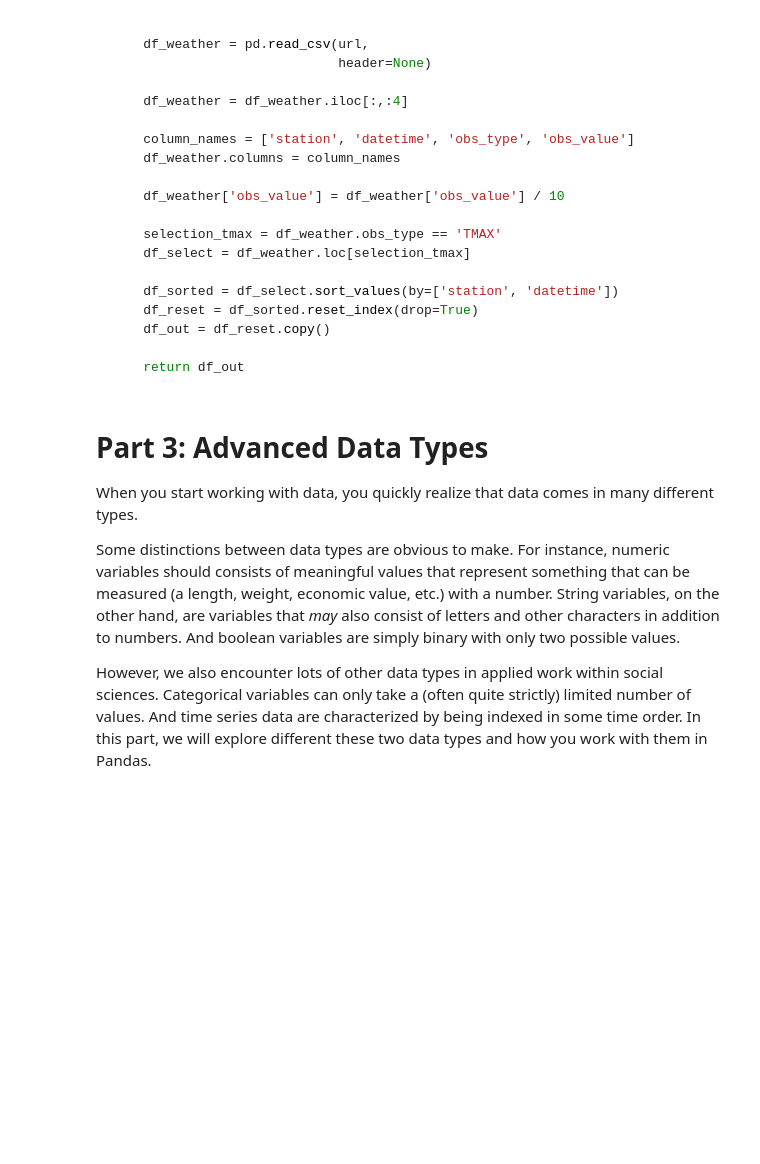
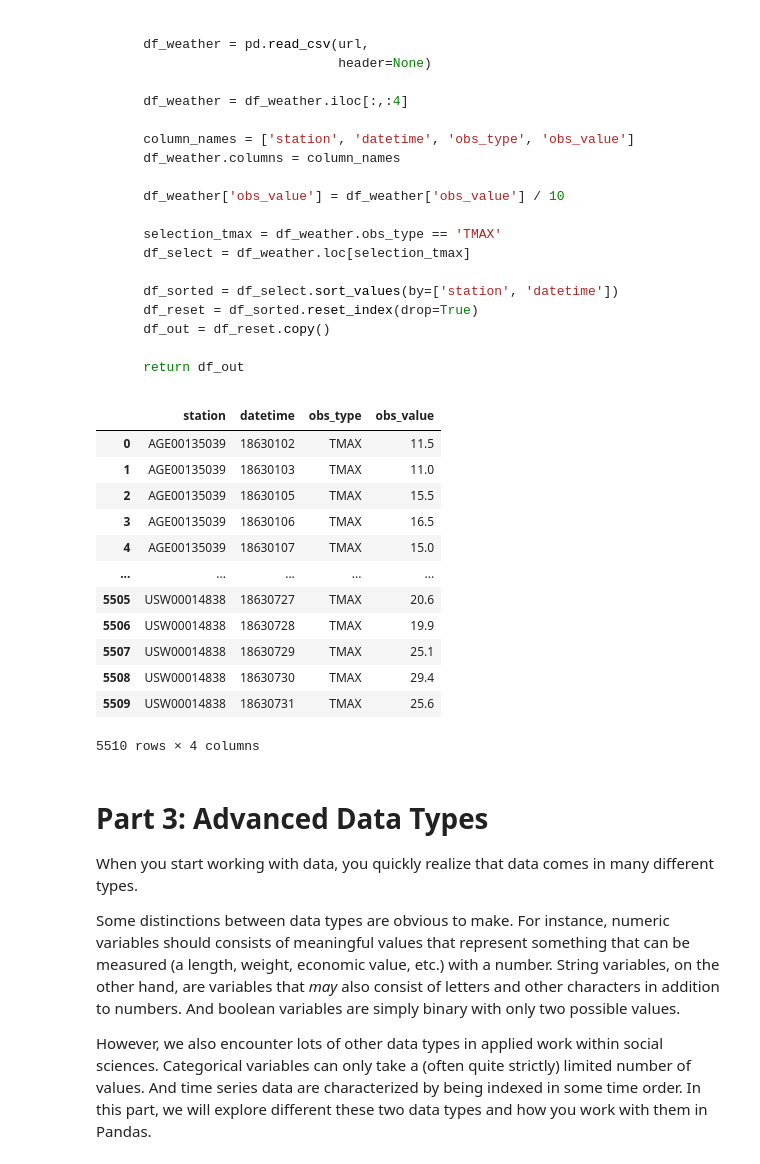
Before and after one commit to Kelvin-xing/isds2023, a Jupyter notebook: teaching_materials/module_2/module_2_exercises_ans.ipynb, the cells around one changed output. Drawn from its saved outputs; the diff is of its cells as text; code cells hidden in the pictures; blank space fills up the shorter version.

```diff
--- a/teaching_materials/module_2/module_2_exercises_ans.ipynb
+++ b/teaching_materials/module_2/module_2_exercises_ans.ipynb
@@ -254,3 +314,40 @@ load_weather(1863)
+# %%
+import pandas as pd
+def load_weather(year):
+
+    url = f"ftp://ftp.ncdc.noaa.gov/pub/data/ghcn/daily/by_year/{year}.csv.gz"
+
+    ## load data
+    df_weather = pd.read_csv(url,
+                             header=None)\
+                    .iloc[:,:4]
+
+    # Structuring
+    df_out = df_weather\
+            .rename(columns =  {0: 'station', 1: 'datetime', 2: 'obs_type', 3: 'obs_value'})\
+            .query("obs_type == 'TMAX'")\
+            .assign(obs_value = lambda df: df['obs_value']/10)\
+            .sort_values(by=['station', 'datetime'])\
+            .reset_index(drop=True)\
+            .copy()
+
+    return df_out
+
+load_weather(1863)
+# %% [output]
+|  | station | datetime | obs_type | obs_value |
+| 0 | AGE00135039 | 18630102 | TMAX | 11.5 |
+| 1 | AGE00135039 | 18630103 | TMAX | 11.0 |
+| 2 | AGE00135039 | 18630105 | TMAX | 15.5 |
+| 3 | AGE00135039 | 18630106 | TMAX | 16.5 |
+| 4 | AGE00135039 | 18630107 | TMAX | 15.0 |
+| ... | ... | ... | ... | ... |
+| 5505 | USW00014838 | 18630727 | TMAX | 20.6 |
+| 5506 | USW00014838 | 18630728 | TMAX | 19.9 |
+| 5507 | USW00014838 | 18630729 | TMAX | 25.1 |
+| 5508 | USW00014838 | 18630730 | TMAX | 29.4 |
+| 5509 | USW00014838 | 18630731 | TMAX | 25.6 |
+5510 rows × 4 columns
 # %% [markdown]
 # Part 3: Advanced Data Types
 
```
Also changed, not shown: parts of 25 cells of this notebook, 3 other files.
